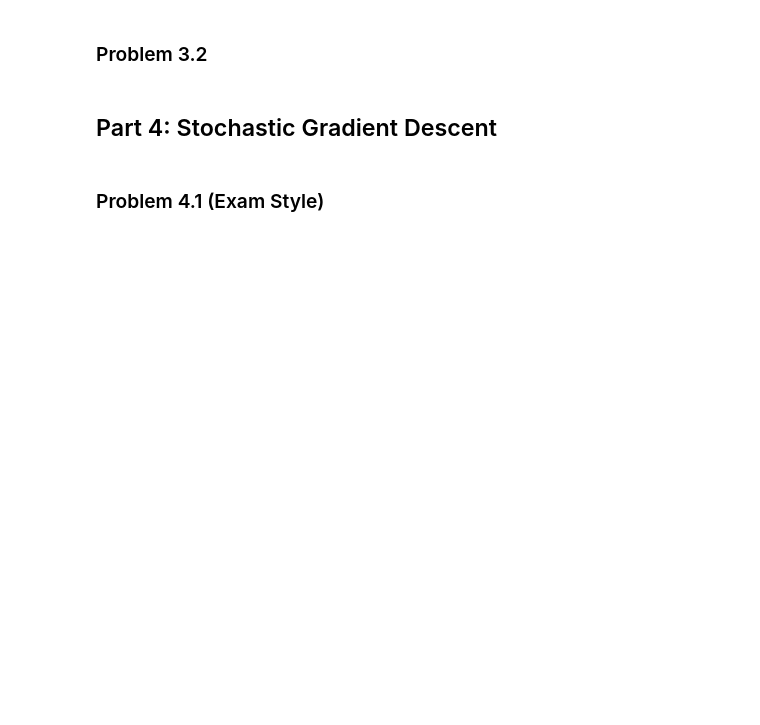
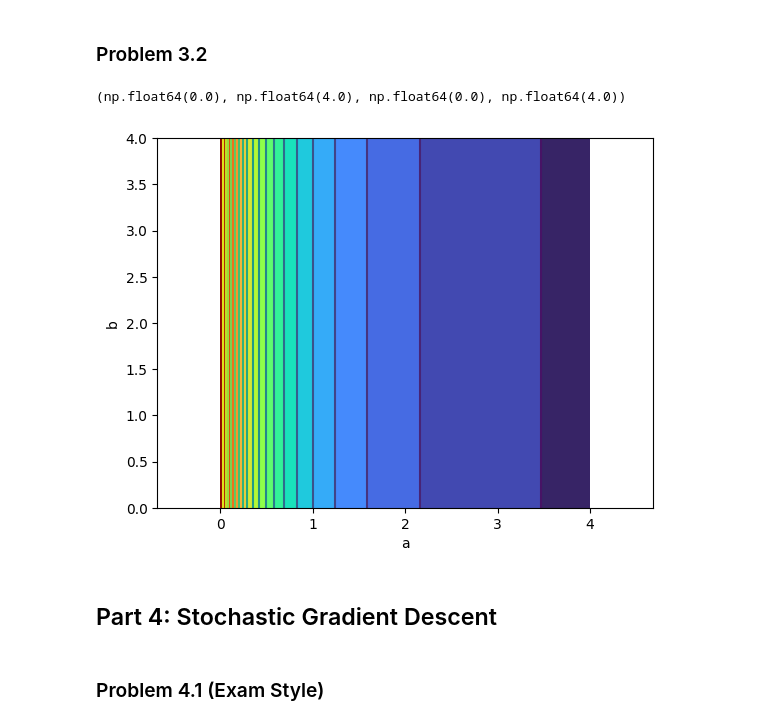
Before and after one commit to glianx/cs371, a Jupyter notebook: hw/hw3/gordon.ipynb, the cells around one changed output. Drawn from its saved outputs; the diff is of its cells as text; code cells hidden in the pictures; blank space fills up the shorter version.

```diff
--- a/hw/hw3/gordon.ipynb
+++ b/hw/hw3/gordon.ipynb
@@ -172,6 +247,6 @@ from autograd import elementwise_grad as gradient
 # %% [markdown]
 ### Problem 3.2
 # %%
-def ah(x, z):
+def ah(z, x):
     a, b = z[0], z[1]
     return 1 / (1 + a * anp.exp(-b * x))
@@ -178,3 +257,25 @@ def ah(x, z):
+# %%
+def a_gamma(x, z):
+    A, B = z[0], z[1]
+    return np.linalg.norm(g(x,[A,B]), axis=0)
+# %%
+fig, ax = plt.subplots()
+x = 0
+a = anp.linspace(0, 4, 100)
+b = anp.linspace(0, 4, 100)
+A, B = anp.meshgrid(a, b)
+
+g = gradient(ah,1)
+Z = a_gamma(x, [A, B])
+
+ax.set_xlabel("a")
+ax.set_ylabel("b")
+ax.contour(A, B, Z, levels=20)
+ax.contourf(A, B, Z, levels=20, cmap="turbo")
+plt.axis('equal')
+# %% [output]
+(np.float64(0.0), np.float64(4.0), np.float64(0.0), np.float64(4.0))
+[figure, added]
 # %% [markdown]
 ## Part 4: Stochastic Gradient Descent
 # %%
```
Also changed, not shown: parts of 17 cells of this notebook, 6 other files.
